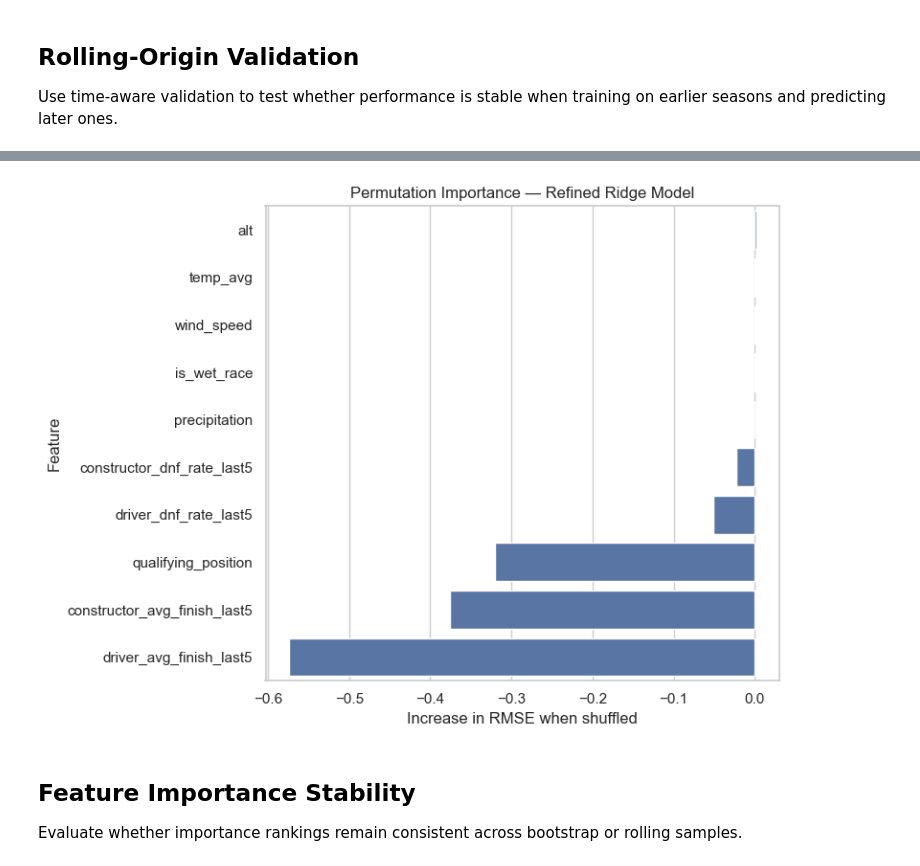
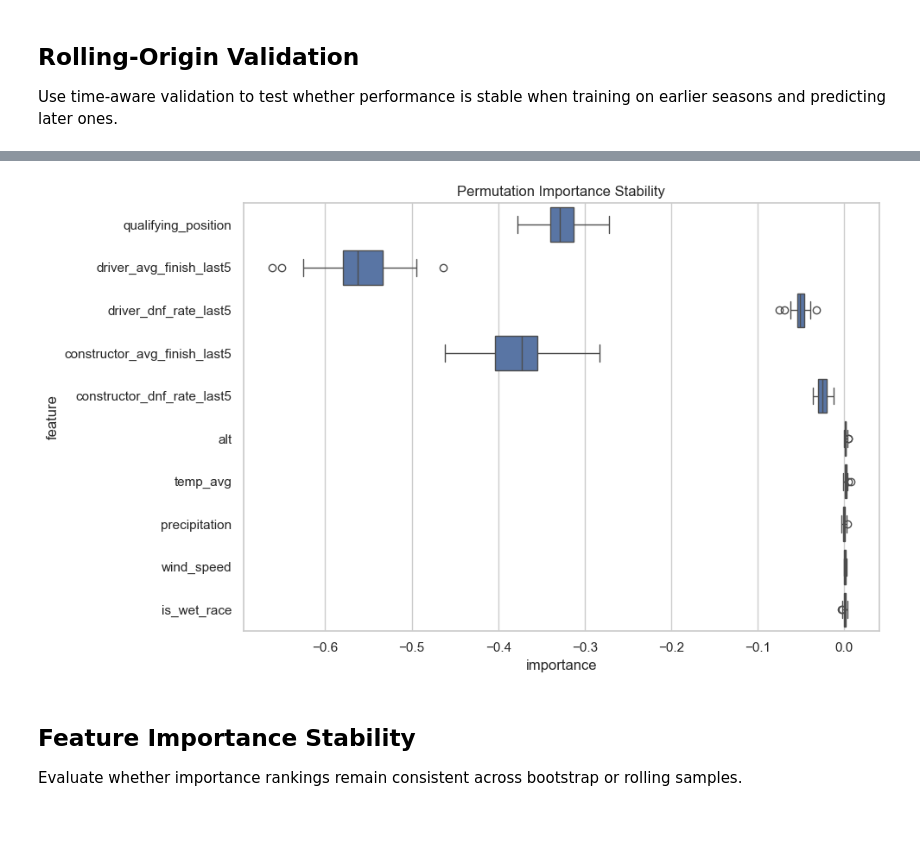
Before and after one commit to blackpaigestone/f1-worldchamp, a Jupyter notebook: 06_resampling_and_model_stability.ipynb, the cells around one changed output, grey strips where cells are left out. Saved outputs shown, nothing was run; the diff lists cells and outputs as text; code cells hidden in the pictures; blank space fills up the shorter version.

```diff
--- a/06_resampling_and_model_stability.ipynb
+++ b/06_resampling_and_model_stability.ipynb
@@ -420,0 +609,3 @@ rolling_splits = [
+# %%
+available_years = sorted(df["year"].dropna().unique())
+available_years[:10], available_years[-10:]
@@ -420,0 +633,11 @@ rolling_splits = [
+# %%
+rolling_splits = []
+
+for test_year in available_years:
+    if test_year < 2006:
+        continue
+
+    train_end = test_year - 1
+    rolling_splits.append((train_end, test_year))
+
+rolling_splits[:5], rolling_splits[-5:]
@@ -516,19 +943,0 @@ Estimate feature importance based on how much model performance degrades when ea
-# %%
-ridge_pipeline_refined.fit(X_train_refined, y_train_refined)
-
-perm = permutation_importance(
-    ridge_pipeline_refined,
-    X_test_refined,
-    y_test_refined,
-    n_repeats=20,
-    random_state=42,
-    scoring="neg_root_mean_squared_error"
-)
-
-perm_df = pd.DataFrame({
-    "feature": refined_features,
-    "importance_mean": -perm.importances_mean,
-    "importance_std": perm.importances_std
-}).sort_values("importance_mean", ascending=False)
-
-perm_df
@@ -547,13 +987,11 @@ perm_df
 # %%
-plt.figure(figsize=(8, 6))
-sns.barplot(data=perm_df, x="importance_mean", y="feature")
-plt.title("Permutation Importance — Refined Ridge Model")
-plt.xlabel("Increase in RMSE when shuffled")
-plt.ylabel("Feature")
+plt.figure(figsize=(10, 6))
+sns.boxplot(data=importance_df, x="importance", y="feature")
+plt.title("Permutation Importance Stability")
 plt.tight_layout()
 plt.show()
 # %% [output]
-[figure, old version]
+[figure, new version]
 # %% [markdown]
 ## Feature Importance Stability
 
```
Also changed, not shown: parts of 62 cells of this notebook, 2 other files.
